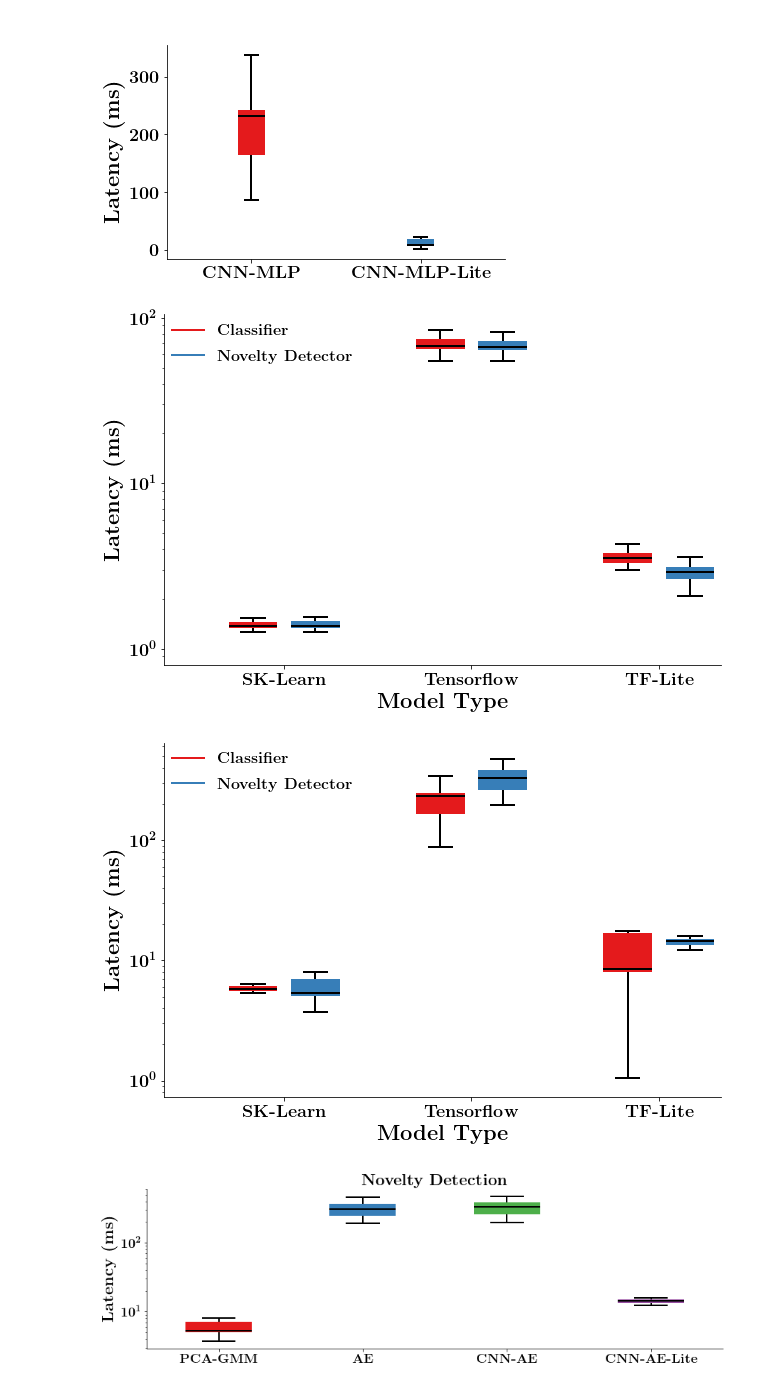
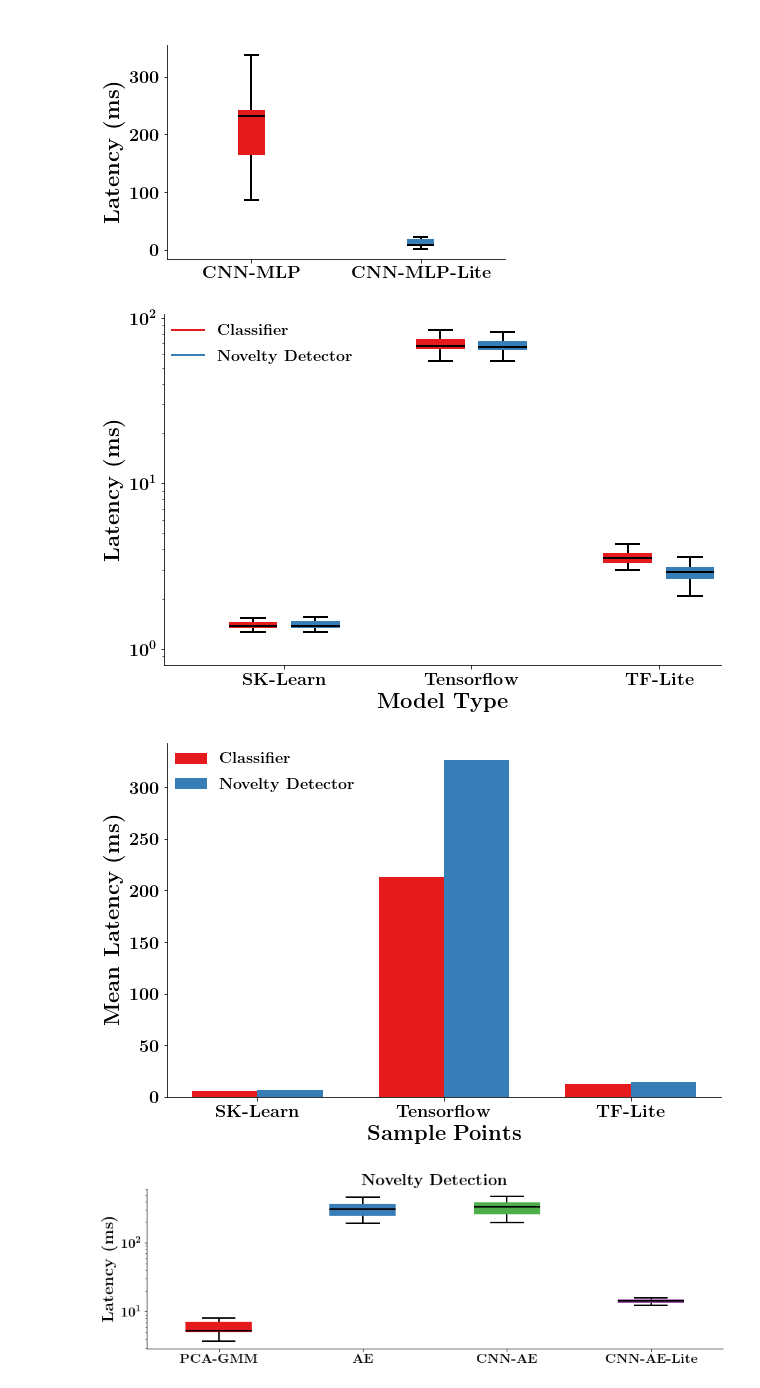
Before and after one commit to danielnewman09/Dissertation, a Jupyter notebook: Dissertation-Notebooks/Chapter-4/Latency_Analysis.ipynb, the cells around one changed output. Saved outputs shown, nothing was run; the diff lists cells and outputs as text; code cells hidden in the pictures.

```diff
--- a/Dissertation-Notebooks/Chapter-4/Latency_Analysis.ipynb
+++ b/Dissertation-Notebooks/Chapter-4/Latency_Analysis.ipynb
@@ -127,16 +127,21 @@ desktopLatency = np.hstack((desktopLatencyCLF,desktopLatencyND))
 # %%
 box_plot_compare((cloudLatency),['SK-Learn','Tensorflow','TF-Lite'],savefig=True,filename='Amazon-CompareLatency',
          template='presentation',xlabel='Model Type',color_order=np.zeros(6).astype(int),ylabel='Latency (ms)',
          showfliers=False,legend_loc='upper left',max_cutoff=2,plot_type='box',
          log_y=True,extension='svg',inferenceLocations=[r'\textbf{Classifier}',r'\textbf{Novelty Detector}'])
 
-box_plot_compare((desktopLatency),['SK-Learn','Tensorflow','TF-Lite'],savefig=True,filename='Desktop-CompareLatency',
-         template='presentation',xlabel='Model Type',color_order=np.zeros(6).astype(int),ylabel='Latency (ms)',
-         showfliers=False,legend_loc='upper left',max_cutoff=2,plot_type='box',
-         log_y=True,extension='svg',inferenceLocations=[r'\textbf{Classifier}',r'\textbf{Novelty Detector}'])
+# box_plot_compare((desktopLatency),['SK-Learn','Tensorflow','TF-Lite'],savefig=True,filename='Desktop-CompareLatency',
+#          template='presentation',xlabel='Model Type',color_order=np.zeros(6).astype(int),ylabel='Latency (ms)',
+#          showfliers=False,legend_loc='upper left',max_cutoff=2,plot_type='box',
+#          log_y=True,extension='svg',inferenceLocations=[r'\textbf{Classifier}',r'\textbf{Novelty Detector}'])
+
+bar_chart_compare((desktopLatency),['SK-Learn','Tensorflow','TF-Lite'],[r'\textbf{Classifier}',r'\textbf{Novelty Detector}'],savefig=True,filename='Desktop-CompareLatency',
+         template='presentation',xlabel='Sample Points',color_order=np.zeros(6).astype(int),ylabel='Mean Latency (ms)',
+         showfliers=False,legend_loc='upper left',
+         log_y=False,extension='svg',)
 # %% [output]
 [figure]
-[figure, old version]
+[figure, new version]
 # %%
 box_plot(latencyVals[:,:4,1],columns[:4],savefig=True,
          filename='Desktop_Latency_Anomaly_Boxplot',template='Wide',log_y=True,
```
Also changed, not shown: parts of 1 cell of this notebook, 6 other files.
